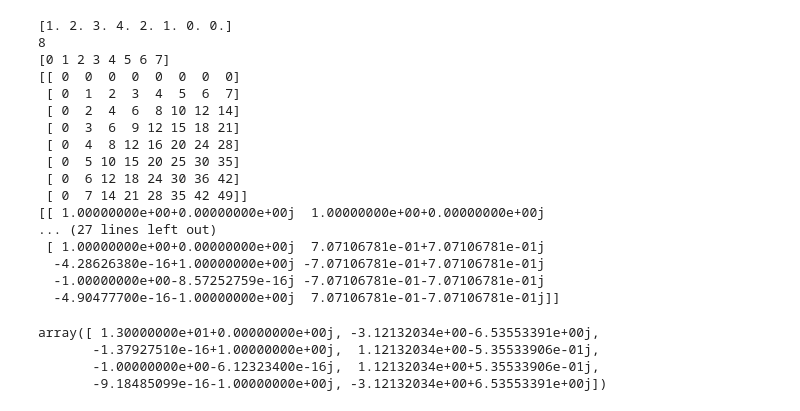
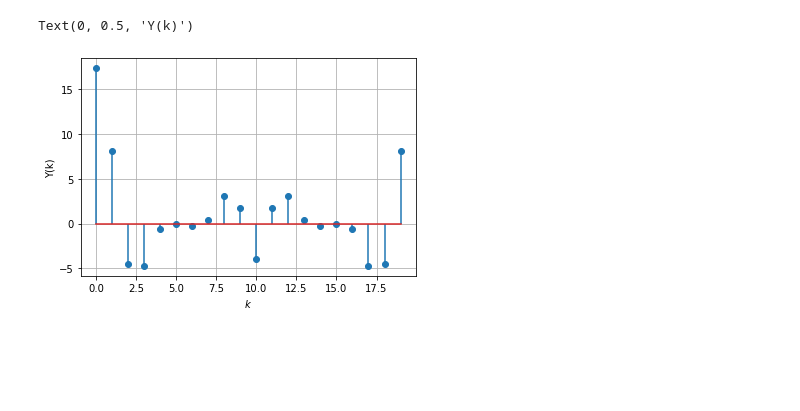
Before and after one commit to akhilgattu02/EE3900, a Jupyter notebook: Assignment-1/codes/yndft.ipynb, the cells around one changed output. Saved outputs shown, nothing was run; the diff lists cells and outputs as text; code cells hidden in the pictures; blank space fills up the shorter version.

```diff
--- a/Assignment-1/codes/yndft.ipynb
+++ b/Assignment-1/codes/yndft.ipynb
@@ -15,0 +108,8 @@ def dft(x):
+# %%
+plt.stem(n,np.real(Y_k))
+plt.grid()
+plt.xlabel("$k$")
+plt.ylabel("Y(k)")
+# %% [output]
+Text(0, 0.5, 'Y(k)')
+[figure, added]
@@ -16,25 +136,2 @@ def dft(x):
 # %%
-y = [1,2,3,4,2,1,0,0]
-dft(y)
+fft_x = fft([1,2,3,4,2,1,0,0])
-# %% [output]
-[1. 2. 3. 4. 2. 1. 0. 0.]
-8
-[0 1 2 3 4 5 6 7]
-[[ 0  0  0  0  0  0  0  0]
- [ 0  1  2  3  4  5  6  7]
- [ 0  2  4  6  8 10 12 14]
- [ 0  3  6  9 12 15 18 21]
- [ 0  4  8 12 16 20 24 28]
- [ 0  5 10 15 20 25 30 35]
- [ 0  6 12 18 24 30 36 42]
- [ 0  7 14 21 28 35 42 49]]
-[[ 1.00000000e+00+0.00000000e+00j  1.00000000e+00+0.00000000e+00j
-... (27 lines left out)
- [ 1.00000000e+00+0.00000000e+00j  7.07106781e-01+7.07106781e-01j
-  -4.28626380e-16+1.00000000e+00j -7.07106781e-01+7.07106781e-01j
-  -1.00000000e+00-8.57252759e-16j -7.07106781e-01-7.07106781e-01j
-  -4.90477700e-16-1.00000000e+00j  7.07106781e-01-7.07106781e-01j]]
-array([ 1.30000000e+01+0.00000000e+00j, -3.12132034e+00-6.53553391e+00j,
-       -1.37927510e-16+1.00000000e+00j,  1.12132034e+00-5.35533906e-01j,
-       -1.00000000e+00-6.12323400e-16j,  1.12132034e+00+5.35533906e-01j,
-       -9.18485099e-16-1.00000000e+00j, -3.12132034e+00+6.53553391e+00j])
```
Also changed, not shown: parts of 11 cells of this notebook, 20 other files.
